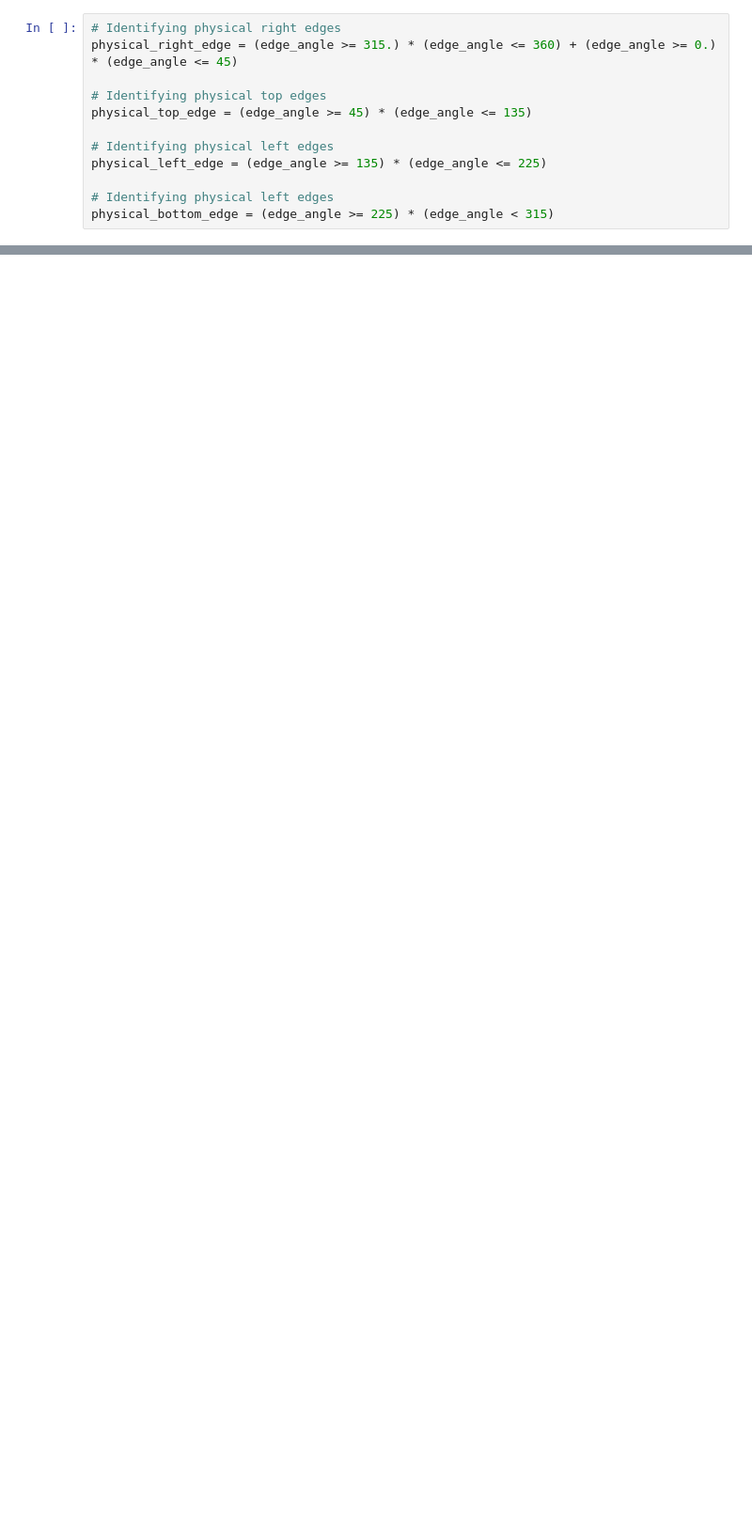
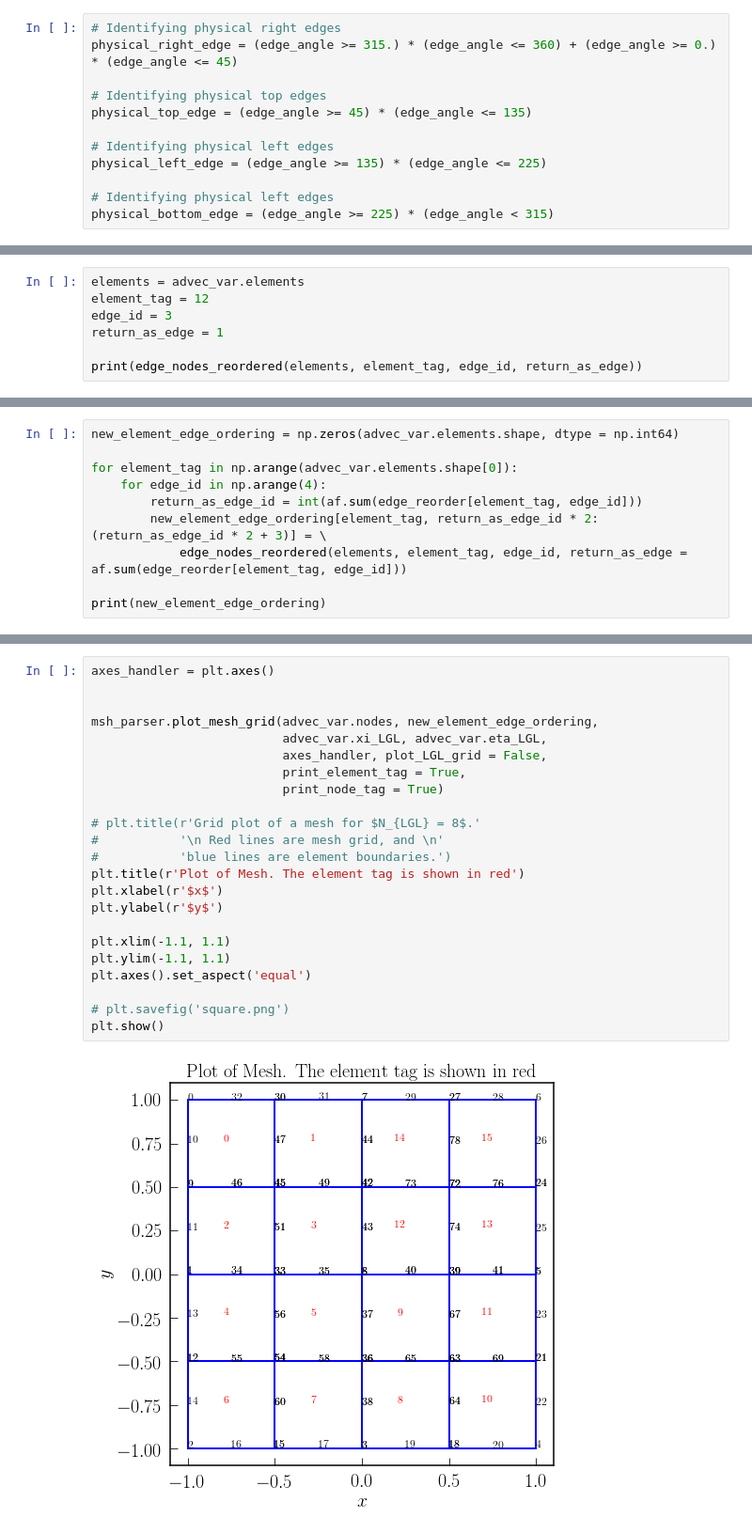
Before and after one commit to rishabhjain9619/DG_Maxwell, a Jupyter notebook: examples/particle_in_rectangle/quadrangle_edge_identification.ipynb, the cells around one changed output, grey strips where cells are left out. Shown at 94% size. Drawn from its saved outputs; the diff is of its cells as text; blank space fills up the shorter version.

```diff
--- a/examples/particle_in_rectangle/quadrangle_edge_identification.ipynb
+++ b/examples/particle_in_rectangle/quadrangle_edge_identification.ipynb
@@ -255,0 +553,7 @@ Type: long int
+# %%
+elements = advec_var.elements
+element_tag = 12
+edge_id = 3
+return_as_edge = 1
+
+print(edge_nodes_reordered(elements, element_tag, edge_id, return_as_edge))
@@ -255,0 +585,10 @@ Type: long int
+# %%
+new_element_edge_ordering = np.zeros(advec_var.elements.shape, dtype = np.int64)
+
+for element_tag in np.arange(advec_var.elements.shape[0]):
+    for edge_id in np.arange(4):
+        return_as_edge_id = int(af.sum(edge_reorder[element_tag, edge_id]))
+        new_element_edge_ordering[element_tag, return_as_edge_id * 2:(return_as_edge_id * 2 + 3)] = \
+            edge_nodes_reordered(elements, element_tag, edge_id, return_as_edge = af.sum(edge_reorder[element_tag, edge_id]))
+
+print(new_element_edge_ordering)
@@ -255,0 +612,25 @@ Type: long int
+# %%
+axes_handler = plt.axes()
+
+
+msh_parser.plot_mesh_grid(advec_var.nodes, new_element_edge_ordering,
+                          advec_var.xi_LGL, advec_var.eta_LGL,
+                          axes_handler, plot_LGL_grid = False,
+                          print_element_tag = True,
+                          print_node_tag = True)
+
+# plt.title(r'Grid plot of a mesh for $N_{LGL} = 8$.'
+#           '\n Red lines are mesh grid, and \n'
+#           'blue lines are element boundaries.')
+plt.title(r'Plot of Mesh. The element tag is shown in red')
+plt.xlabel(r'$x$')
+plt.ylabel(r'$y$')
+
+plt.xlim(-1.1, 1.1)
+plt.ylim(-1.1, 1.1)
+plt.axes().set_aspect('equal')
+
+# plt.savefig('square.png')
+plt.show()
+# %% [output]
+[figure, added]
```
Also changed, not shown: parts of 23 cells of this notebook.
